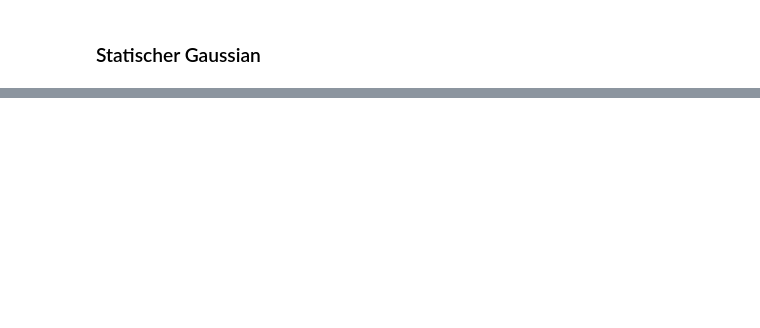
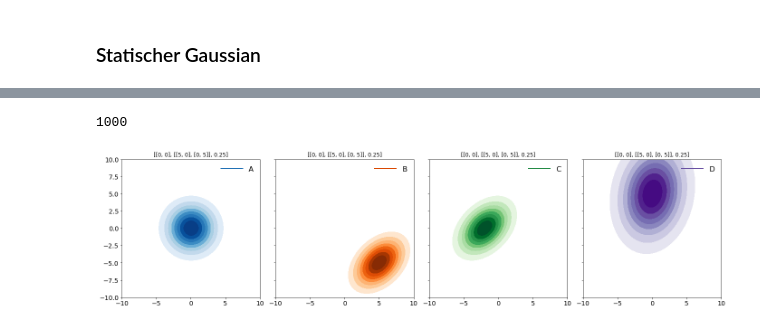
Before and after one commit to asver12/contour-maps-visualization, a Jupyter notebook: examples/RowPlot.ipynb, the cells around one changed output, grey strips where cells are left out. Cells and saved outputs as stored; diff of their text form; code cells hidden in the pictures; blank space fills up the shorter version.

```diff
--- a/examples/RowPlot.ipynb
+++ b/examples/RowPlot.ipynb
@@ -78,0 +69,10 @@ picture_grid.plot_images(images_2[:2], gaussians_2[:2])
+# %%
+width = 19.5
+height = 19.5
+plt.rcParams['figure.figsize'] = [width, height]
+plt.rcParams['xtick.labelsize'] = 14
+plt.rcParams['ytick.labelsize'] = 14
+plt.rcParams['legend.fontsize'] = 16
+plt.rcParams['legend.handlelength'] = 3
+plt.rcParams['axes.labelsize'] = 25
+plt.rcParams["legend.loc"] = "upper right"
@@ -78,0 +81,12 @@ picture_grid.plot_images(images_2[:2], gaussians_2[:2])
+# %%
+gaussians_example = example_data.generate_four_random_gaussians(size=1000)
+# %%
+gaussians_example[23][0].size
+# %% [output]
+1000
+# %%
+picture_grid.plot_image(gaussians_example[23])
+plt.tight_layout()
+plt.savefig("row_plot.png")
+# %% [output]
+[figure, added]
```
Also changed, not shown: parts of 13 cells of this notebook, 11 other files.
